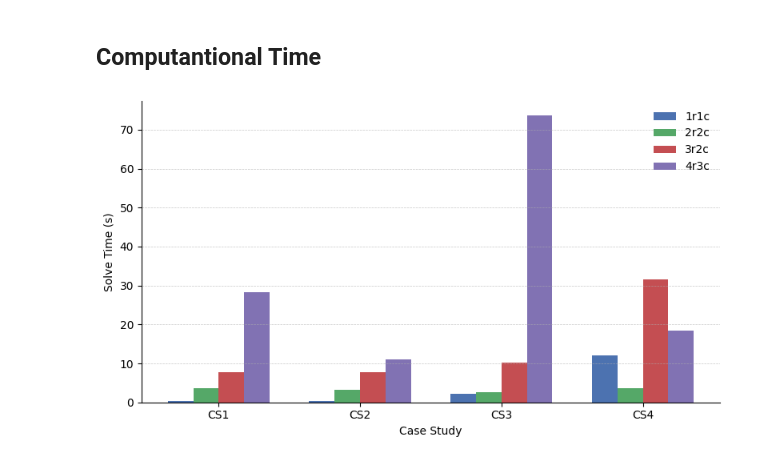
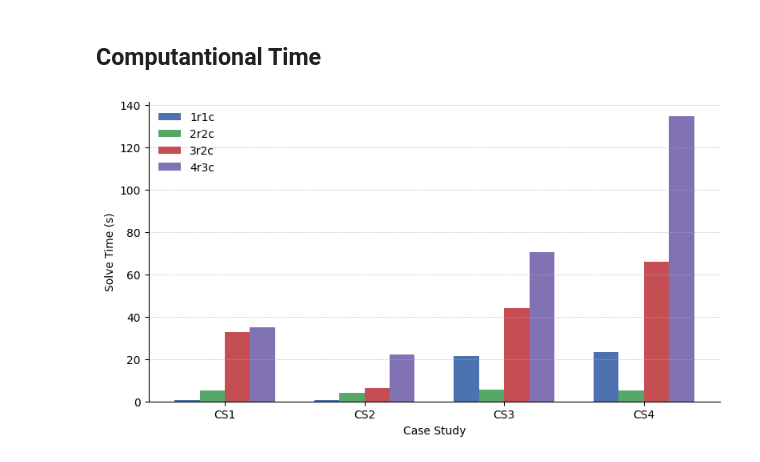
Before and after one commit to savvaspanagi/HeatPump-FlexModeling-Toolkit, a Jupyter notebook: Journal Paper Implementation - Tuning Performance of Grey-Box Models for Thermal Building Applications/Code A-B - Tuning Performance Evaluation.ipynb, the cells around one changed output. Cells and saved outputs as stored; diff of their text form; code cells hidden in the pictures.

```diff
--- a/Journal Paper Implementation - Tuning Performance of Grey-Box Models for Thermal Building Applications/Code A-B - Tuning Performance Evaluation.ipynb
+++ b/Journal Paper Implementation - Tuning Performance of Grey-Box Models for Thermal Building Applications/Code A-B - Tuning Performance Evaluation.ipynb
@@ -852,39 +836,54 @@ RMSE 4R3C Case Study 4: 0.68 °C
 # %% [markdown]
 ## Computantional Time ##
 # %%
-cases = ['CS1', 'CS2', 'CS3', 'CS4']
+cases = ['CS1','CS2', 'CS3', 'CS4']
 models = ['1r1c', '2r2c', '3r2c', '4r3c']
 solve_times = {
-    '1r1c': [solve_time_1r1c_cs1, solve_time_1r1c_cs2, solve_time_1r1c_cs3, solve_time_1r1c_cs4],
-    '2r2c': [solve_time_2r2c_cs1, solve_time_2r2c_cs2, solve_time_2r2c_cs3, solve_time_2r2c_cs4],
-    '3r2c': [solve_time_3r2c_cs1, solve_time_3r2c_cs2, solve_time_3r2c_cs3, solve_time_3r2c_cs4],
-    '4r3c': [solve_time_4r3c_cs1, solve_time_4r3c_cs2, solve_time_4r3c_cs3, solve_time_4r3c_cs4],
+    '1r1c': [
+        all_trials_1r1c_cs1['Solve_time'].sum(),
+        all_trials_1r1c_cs2['Solve_time'].sum(),
+        all_trials_1r1c_cs3['Solve_time'].sum(),
+        all_trials_1r1c_cs4['Solve_time'].sum()
+    ],
+    '2r2c': [
+        all_trials_2r2c_cs1['Solve_time'].sum(),
+        all_trials_2r2c_cs2['Solve_time'].sum(),
+        all_trials_2r2c_cs3['Solve_time'].sum(),
+        all_trials_2r2c_cs4['Solve_time'].sum()
+    ],
+    '3r2c': [
+        all_trials_3r2c_cs1['Solve_time'].sum(),
+        all_trials_3r2c_cs2['Solve_time'].sum(),
+        all_trials_3r2c_cs3['Solve_time'].sum(),
+        all_trials_3r2c_cs4['Solve_time'].sum()
+    ],
+    '4r3c': [
+        all_trials_4r3c_cs1['Solve_time'].sum(),
+        all_trials_4r3c_cs2['Solve_time'].sum(),
+        all_trials_4r3c_cs3['Solve_time'].sum(),
+        all_trials_4r3c_cs4['Solve_time'].sum()
+    ],
 }
 
-# Bar plot settings
 x = np.arange(len(cases))
 width = 0.18
 colors = ['#4c72b0', '#55a868', '#c44e52', '#8172b3']
 
 fig, ax = plt.subplots(figsize=(8, 4.5))
 
 for i, model in enumerate(models):
     ax.bar(x + i * width, solve_times[model], width, label=model, color=colors[i])
 
-# Axis formatting
 ax.set_xticks(x + 1.5 * width)
 ax.set_xticklabels(cases)
 ax.set_ylabel("Solve Time (s)")
 ax.set_xlabel("Case Study")
-# ax.set_title("Comparison of Solve Time Across Models and Case Studies", fontsize=13, pad=10)
-
-# Style
 ax.legend(frameon=False)
 ax.grid(True, linestyle='--', linewidth=0.5, alpha=0.7, axis='y')
 ax.spines['top'].set_visible(False)
 ax.spines['right'].set_visible(False)
 
 plt.tight_layout()
 plt.show()
 # %% [output]
-[figure, old version]
+[figure, new version]
```
Also changed, not shown: parts of 15 cells of this notebook, 27 other files.
